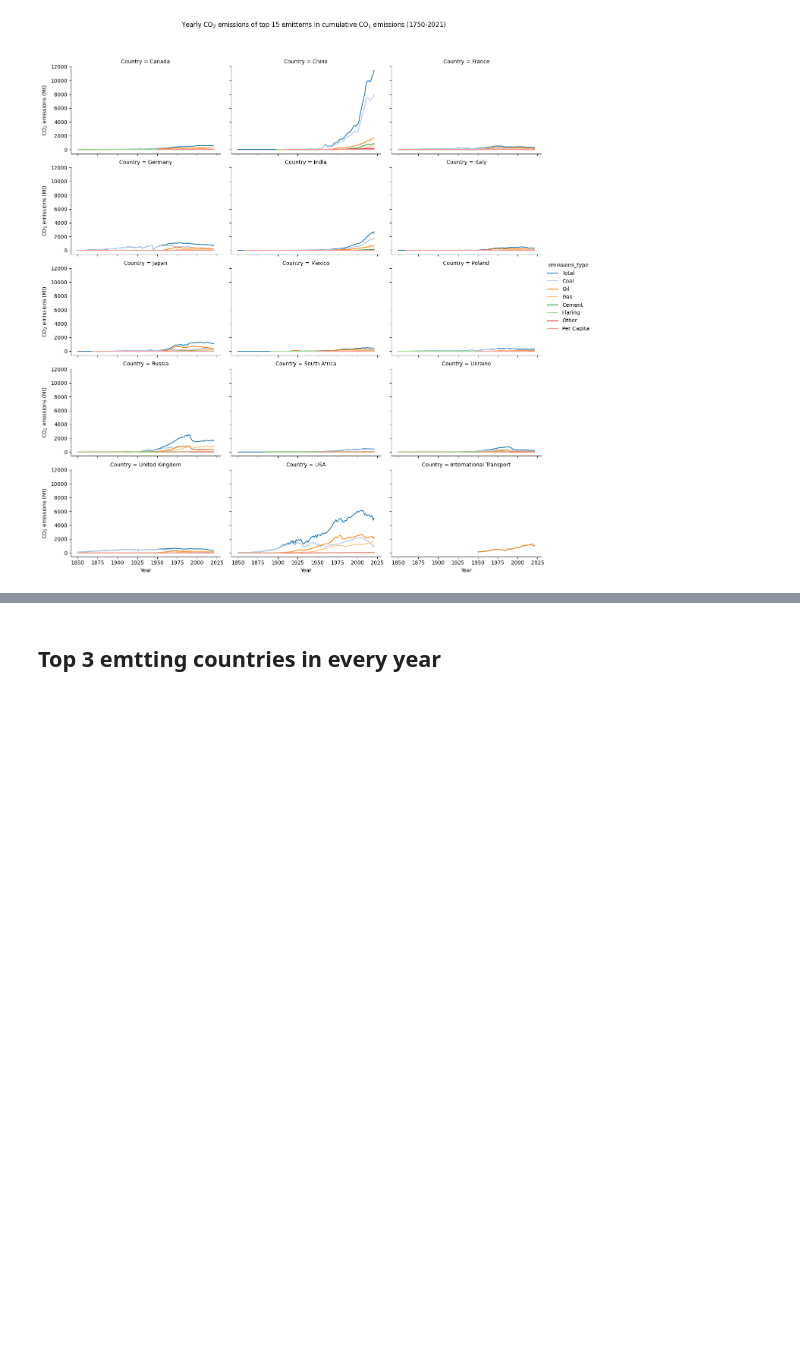
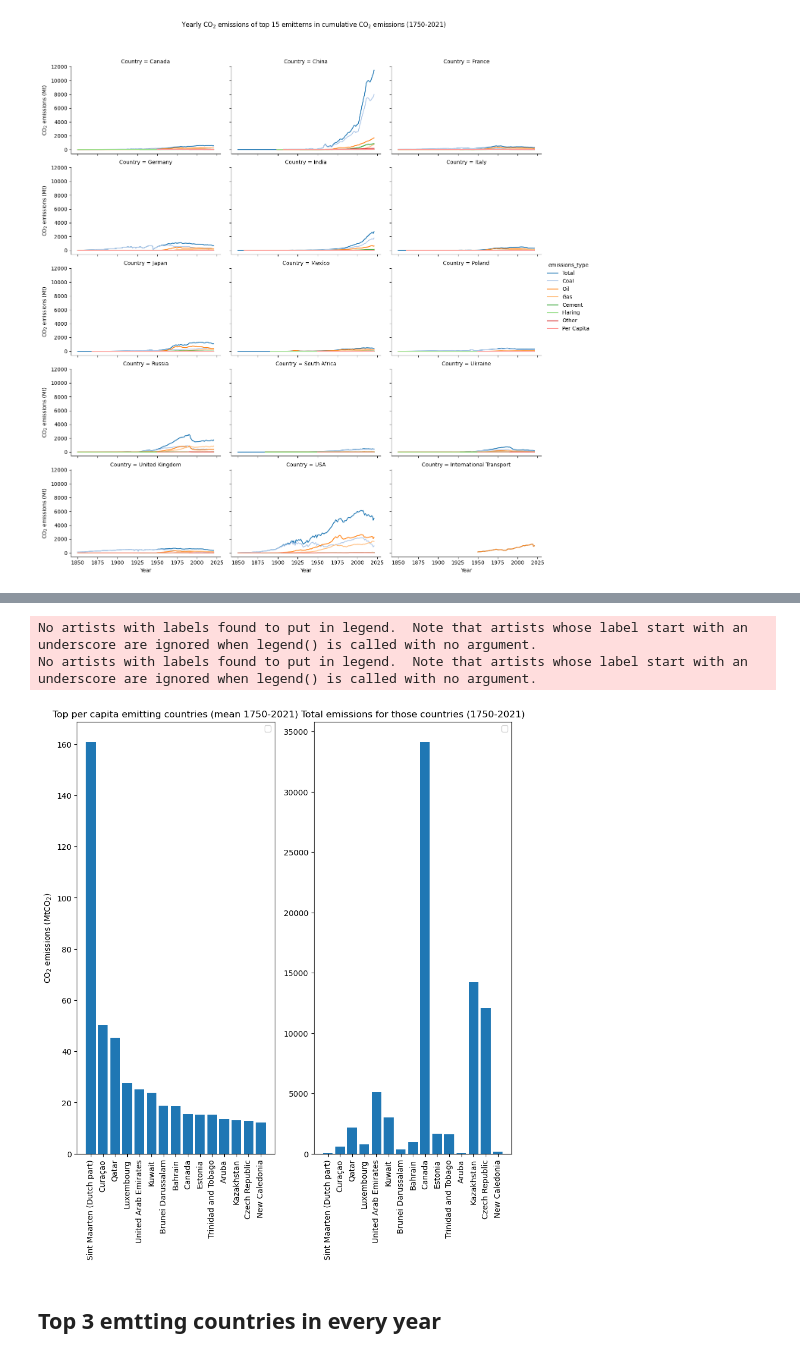
Before and after one commit to InesDana/CO2_emit_data, a Jupyter notebook: first_EDA.ipynb, the cells around one changed output, grey strips where cells are left out. Cells and saved outputs as stored; diff of their text form; code cells hidden in the pictures; blank space fills up the shorter version.

Commit message:
add per capita emissions in EDA

```diff
--- a/first_EDA.ipynb
+++ b/first_EDA.ipynb
@@ -133,0 +136,4 @@ g.set_axis_labels('Year','CO$_2$ emissions (Mt)');
+# %%
+#mean emissions per capita
+emissions_per_capita=df[(df['Country']!='Global')].groupby('Country').agg({'Per Capita':'mean','Total':'sum'}).sort_values('Per Capita',ascending=False).head(15)
+emissions_per_capita
@@ -134,3 +158,24 @@ g.set_axis_labels('Year','CO$_2$ emissions (Mt)');
+# %%
+fig, ax = plt.subplots(1,2)
+fig.set_size_inches(10, 10)
+ax[0].bar(emissions_per_capita.index,
+          emissions_per_capita['Per Capita'])
+# Display the legend
+ax[0].legend()
+ax[0].set_xticklabels(emissions_per_capita.index, rotation=90);
+ax[0].set_title('Top per capita emitting countries (mean 1750-2021)');
+ax[0].set_ylabel('CO$_2$ emissions (MtCO$_2$)');
+
+ax[1].bar(emissions_per_capita.index,
+          emissions_per_capita['Total'])
+# Display the legend
+ax[1].legend()
+ax[1].set_xticklabels(emissions_per_capita.index, rotation=90);
+ax[1].set_title('Total emissions for those countries (1750-2021)');
+# %% [output]
+No artists with labels found to put in legend.  Note that artists whose label start with an underscore are ignored when legend() is called with no argument.
+No artists with labels found to put in legend.  Note that artists whose label start with an underscore are ignored when legend() is called with no argument.
+[figure, added]
 # %% [markdown]
 ## Top 3 emtting countries in every year
 # %%
```
Also changed, not shown: parts of 3 cells of this notebook.
